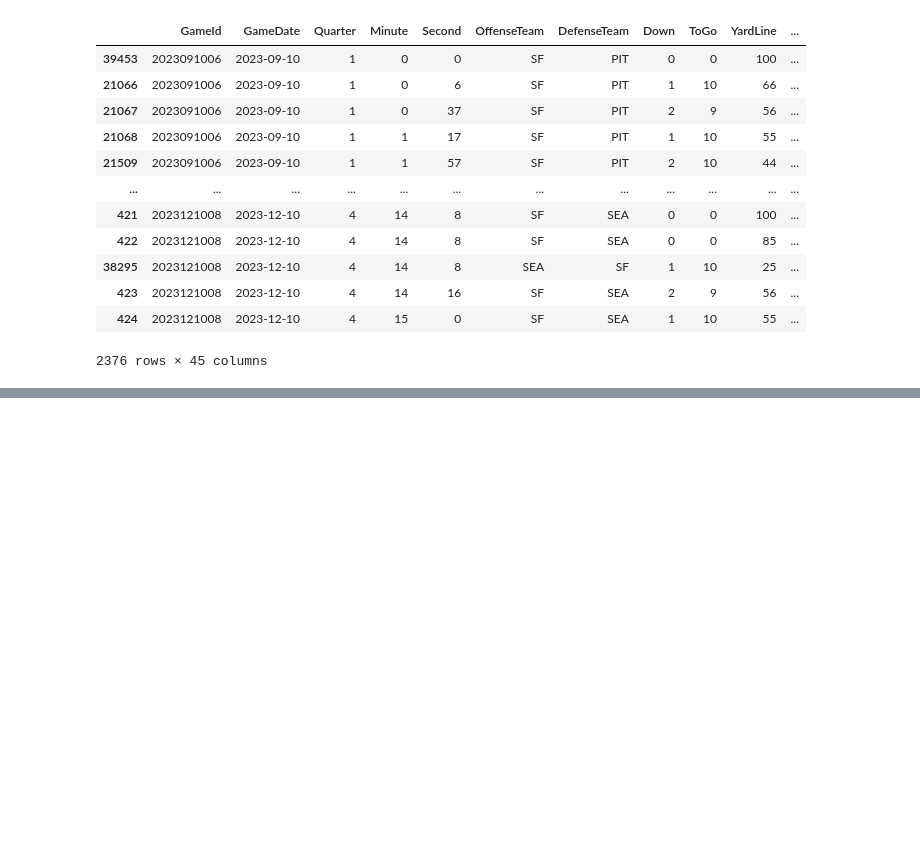
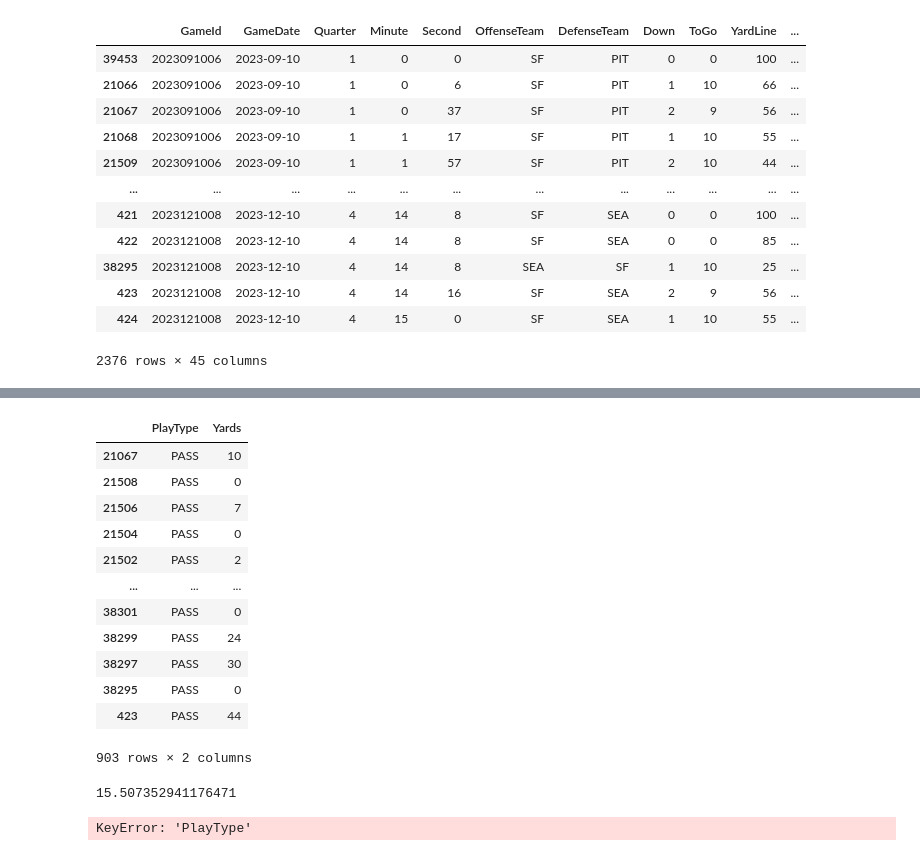
Before and after one commit to Pratik-Chaudhari-ggc/GT-Hacklytics, a Jupyter notebook: notebooks/pratikc-notebook.ipynb, the cells around one changed output, grey strips where cells are left out. Cells and saved outputs as stored; diff of their text form; code cells hidden in the pictures; blank space fills up the shorter version.

```diff
--- a/notebooks/pratikc-notebook.ipynb
+++ b/notebooks/pratikc-notebook.ipynb
@@ -58,0 +95,24 @@ df_SF.plot.bar()
+# %%
+df_SF2[(df_SF2['PlayType'] == 'PASS') | (df_SF2['PlayType'] == 'PASS')]
+# %% [output]
+|  | PlayType | Yards |
+| 21067 | PASS | 10 |
+| 21508 | PASS | 0 |
+| 21506 | PASS | 7 |
+| 21504 | PASS | 0 |
+| 21502 | PASS | 2 |
+| ... | ... | ... |
+| 38301 | PASS | 0 |
+| 38299 | PASS | 24 |
+| 38297 | PASS | 30 |
+| 38295 | PASS | 0 |
+| 423 | PASS | 44 |
+903 rows × 2 columns
+# %%
+df_SF2_vc.groupby('PlayType').get
+# %% [output]
+15.507352941176471
+# %%
+df_SF2_vc[df_SF2_vc['PlayType'] == 'PASS']
+# %% [output]
+KeyError: 'PlayType'
```
Also changed, not shown: parts of 2 cells of this notebook.
